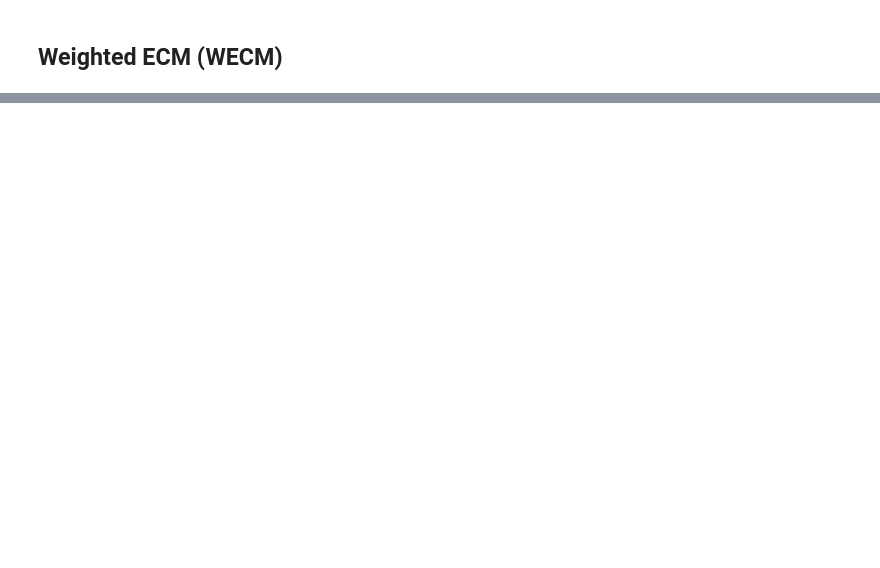
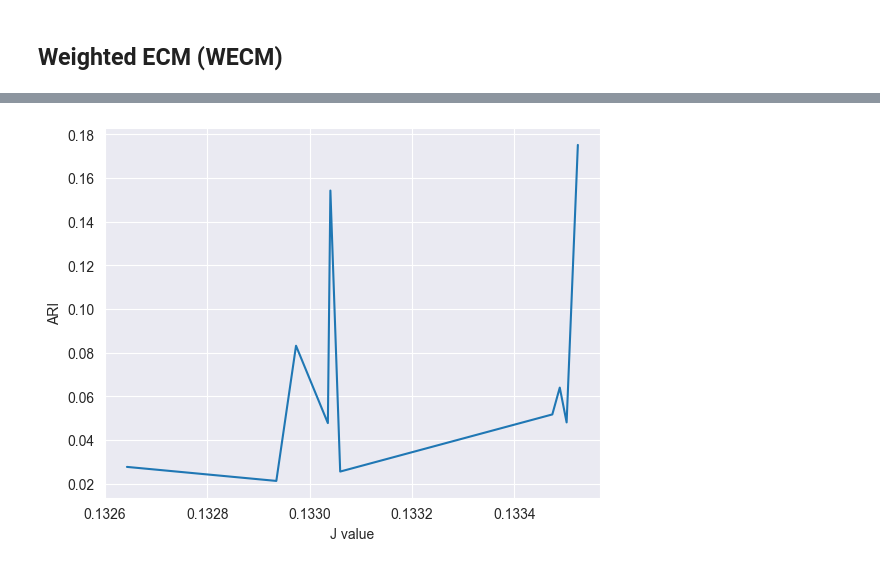
Before and after one commit to tridogithub/evclust, a Jupyter notebook: docs/internship/wecm_lettersIJL.ipynb, the cells around one changed output, grey strips where cells are left out. Cells and saved outputs as stored; diff of their text form; code cells hidden in the pictures; blank space fills up the shorter version.

```diff
--- a/docs/internship/wecm_lettersIJL.ipynb
+++ b/docs/internship/wecm_lettersIJL.ipynb
@@ -185,0 +183,10 @@ Average Non-specificity: 1.4511026238146951
+# %%
+# J-ARI correlation chart
+top_model_J = [model['crit'] for model in model_list]
+plt.clf()
+plt.plot(top_model_J, ari_list)
+plt.xlabel("J value")
+plt.ylabel("ARI")
+plt.show()
+# %% [output]
+[figure, added]
```
Also changed, not shown: parts of 8 cells of this notebook.
